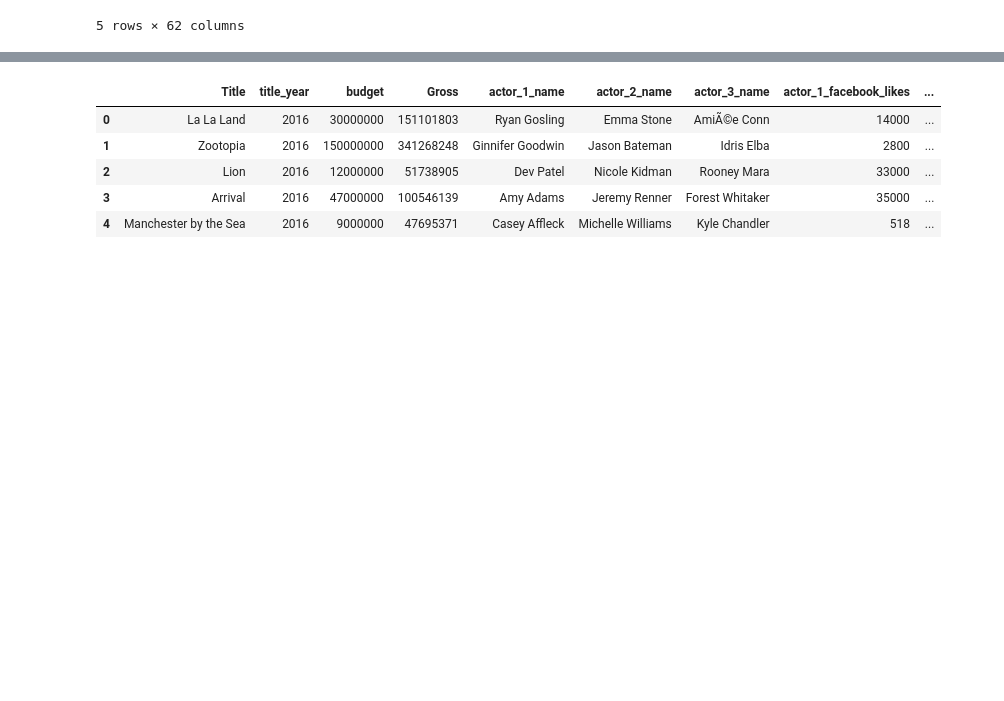
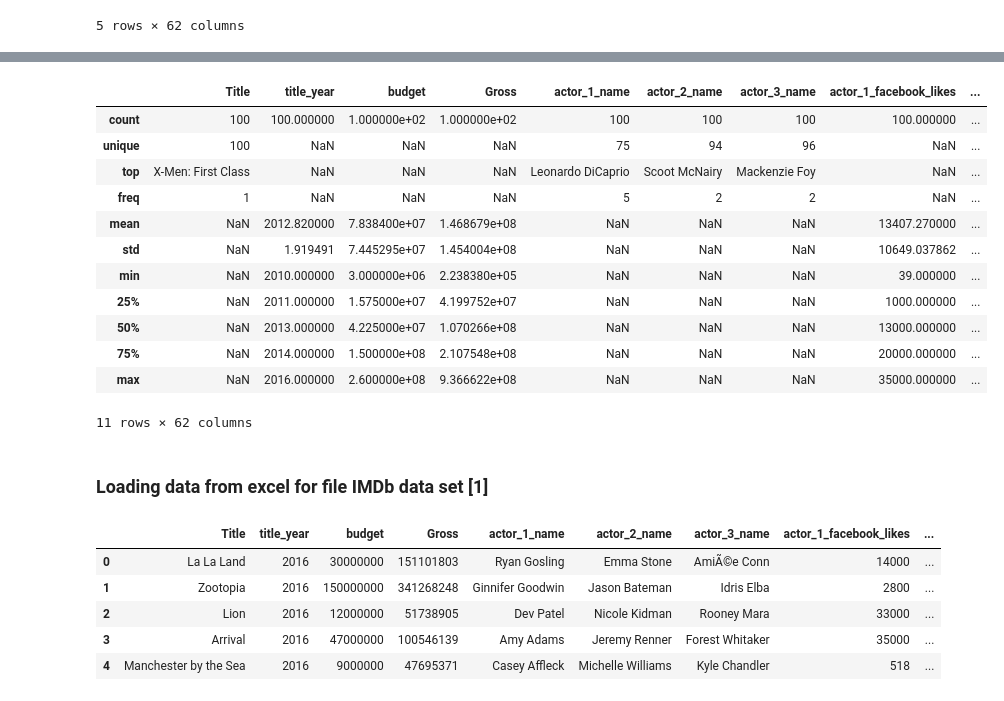
Before and after one commit to cyyloading/Data-Analysis, a Jupyter notebook: 01 Loading data.ipynb, the cells around one changed output, grey strips where cells are left out. Drawn from its saved outputs; the diff is of its cells as text; code cells hidden in the pictures; blank space fills up the shorter version.

```diff
--- a/01 Loading data.ipynb
+++ b/01 Loading data.ipynb
@@ -22 +49,20 @@ df_csv.head()
+# %%
+# Check summary for the numeric columns
+df_csv.describe(include = 'all')
+# %% [output]
+|  | Title | title_year | budget | Gross | actor_1_name | actor_2_name | actor_3_name | actor_1_facebook_likes | ... |
+| count | 100 | 100.000000 | 1.000000e+02 | 1.000000e+02 | 100 | 100 | 100 | 100.000000 | ... |
+| unique | 100 | NaN | NaN | NaN | 75 | 94 | 96 | NaN | ... |
+| top | X-Men: First Class | NaN | NaN | NaN | Leonardo DiCaprio | Scoot McNairy | Mackenzie Foy | NaN | ... |
+| freq | 1 | NaN | NaN | NaN | 5 | 2 | 2 | NaN | ... |
+| mean | NaN | 2012.820000 | 7.838400e+07 | 1.468679e+08 | NaN | NaN | NaN | 13407.270000 | ... |
+| std | NaN | 1.919491 | 7.445295e+07 | 1.454004e+08 | NaN | NaN | NaN | 10649.037862 | ... |
+| min | NaN | 2010.000000 | 3.000000e+06 | 2.238380e+05 | NaN | NaN | NaN | 39.000000 | ... |
+| 25% | NaN | 2011.000000 | 1.575000e+07 | 4.199752e+07 | NaN | NaN | NaN | 1000.000000 | ... |
+| 50% | NaN | 2013.000000 | 4.225000e+07 | 1.070266e+08 | NaN | NaN | NaN | 13000.000000 | ... |
+| 75% | NaN | 2014.000000 | 1.500000e+08 | 2.107548e+08 | NaN | NaN | NaN | 20000.000000 | ... |
+| max | NaN | 2016.000000 | 2.600000e+08 | 9.366622e+08 | NaN | NaN | NaN | 35000.000000 | ... |
+11 rows × 62 columns
+# %% [markdown]
+### Loading data from excel for file IMDb data set [1]
 # %%
```
Also changed, not shown: parts of 9 cells of this notebook.
